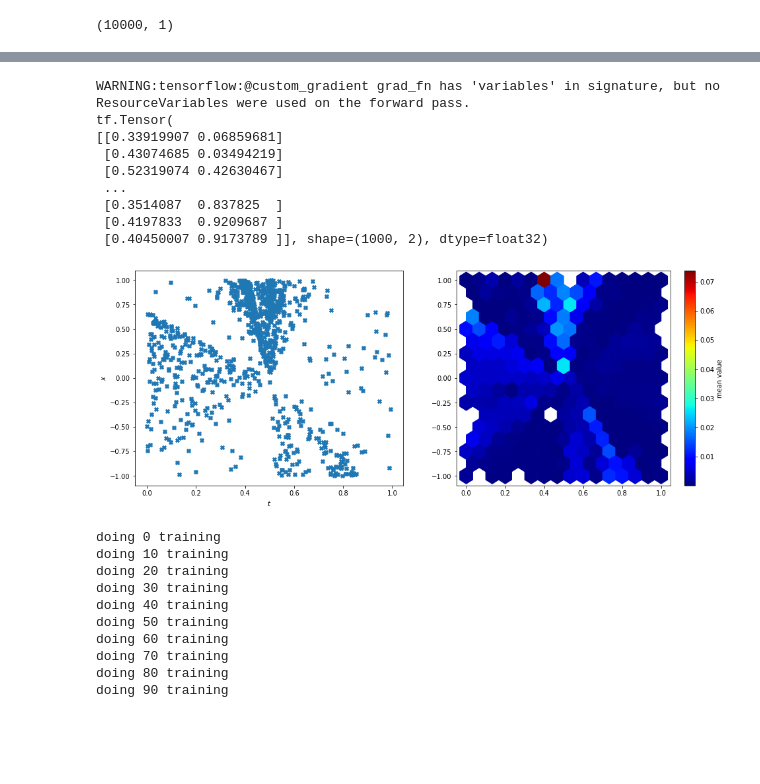
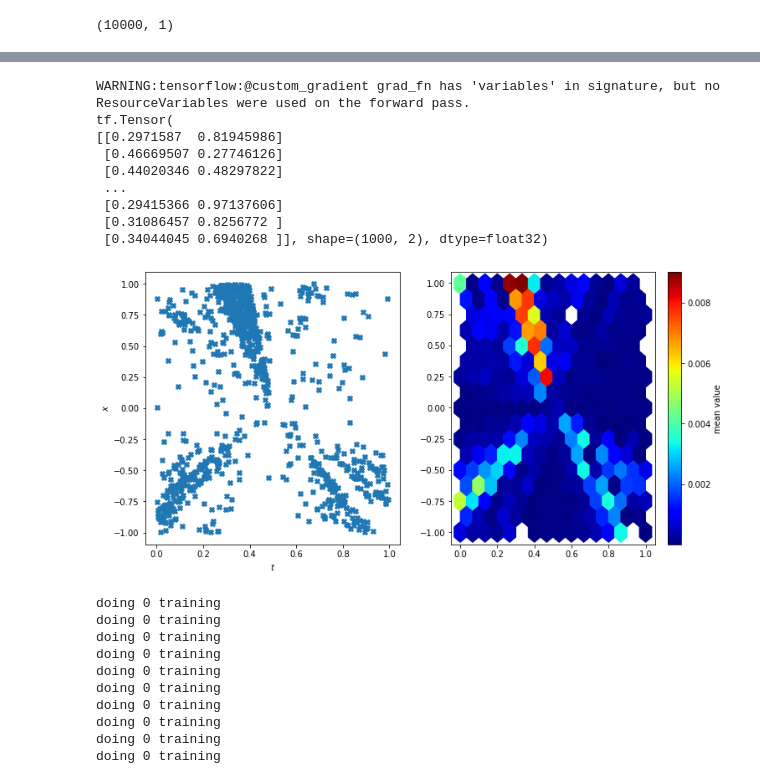
Before and after one commit to dsmagiya/CS6784_PINN_project, a Jupyter notebook: Importance_sampling_and_MCMC.ipynb, the cells around one changed output, grey strips where cells are left out. Cells and saved outputs as stored; diff of their text form; code cells hidden in the pictures; blank space fills up the shorter version.

```diff
--- a/Importance_sampling_and_MCMC.ipynb
+++ b/Importance_sampling_and_MCMC.ipynb
@@ -337,41 +339,41 @@ def Slice(model): # no seeding, super slow
         max_doublings=5)
   state = colPoint[0, :]
   # extra = kernel.bootstrap_results(state)
   return tfp.mcmc.sample_chain(
     batchSize,
     state,
     previous_kernel_results=None,
     kernel = kernel,
     num_burnin_steps=5,
     num_steps_between_results=2,
     return_final_kernel_results=False,
     trace_fn = None,
     parallel_iterations=20,
   )
 
 # model = initiateModel()
 sample = Slice(model)
-plt.figure(figsize=(16, 6))
+plt.figure(figsize=(12, 6))
 plt.subplot(1,2,1)
 plt.scatter(sample[:,0], sample[:, 1], marker='X', vmin=-1, vmax=1)
 plt.xlabel('$t$')
 plt.ylabel('$x$')
 plt.subplot(1,2,2)
 plt.hexbin(seedPoint[:, 0], seedPoint[:, 1], C=tf.square(getResidual(model, seedPoint)), cmap=cm.jet, gridsize=15, bins=None)
 cb = plt.colorbar()
 cb.set_label('mean value')
 print(sample)
 # %% [output]
 WARNING:tensorflow:@custom_gradient grad_fn has 'variables' in signature, but no ResourceVariables were used on the forward pass.
 tf.Tensor(
-[[0.33919907 0.06859681]
- [0.43074685 0.03494219]
- [0.52319074 0.42630467]
+[[0.2971587  0.81945986]
+ [0.46669507 0.27746126]
+ [0.44020346 0.48297822]
  ...
- [0.3514087  0.837825  ]
- [0.4197833  0.9209687 ]
- [0.40450007 0.9173789 ]], shape=(1000, 2), dtype=float32)
+ [0.29415366 0.97137606]
+ [0.31086457 0.8256772 ]
+ [0.34044045 0.6940268 ]], shape=(1000, 2), dtype=float32)
-[figure, old version]
+[figure, new version]
 # %%
 #@tf.function
 def trainStep(model, input, initialPoint, boundaryPoint):
@@ -430,16 +435,21 @@ def trainModelMCMC(model, method, input, trainingEpisode, initialPoint, boundary
 # %%
-originModel = initiateModel()
-optim = tf.keras.optimizers.Adam(learning_rate=0.002)
-model = tf.keras.models.clone_model(originModel)
-hist, histTime = trainModel(model, colPoint, 100, initialPoint, boundaryPoint)
+hist_np = np.zeros(100)
+for i in range(10):
+  originModel = initiateModel()
+  optim = tf.keras.optimizers.Adam(learning_rate=0.002)
+  model = tf.keras.models.clone_model(originModel)
+  model.set_weights(originModel.get_weights())
+  hist, histTime = trainModel(model, colPoint, 100, initialPoint, boundaryPoint)
+  hist_np += np.asarray(hist)
+hist_np = hist_np/10
 # %% [output]
 doing 0 training
-doing 10 training
-doing 20 training
-doing 30 training
-doing 40 training
-doing 50 training
-doing 60 training
-doing 70 training
-doing 80 training
-doing 90 training
+doing 0 training
+doing 0 training
+doing 0 training
+doing 0 training
+doing 0 training
+doing 0 training
+doing 0 training
+doing 0 training
+doing 0 training
```
Also changed, not shown: parts of 20 cells of this notebook.
